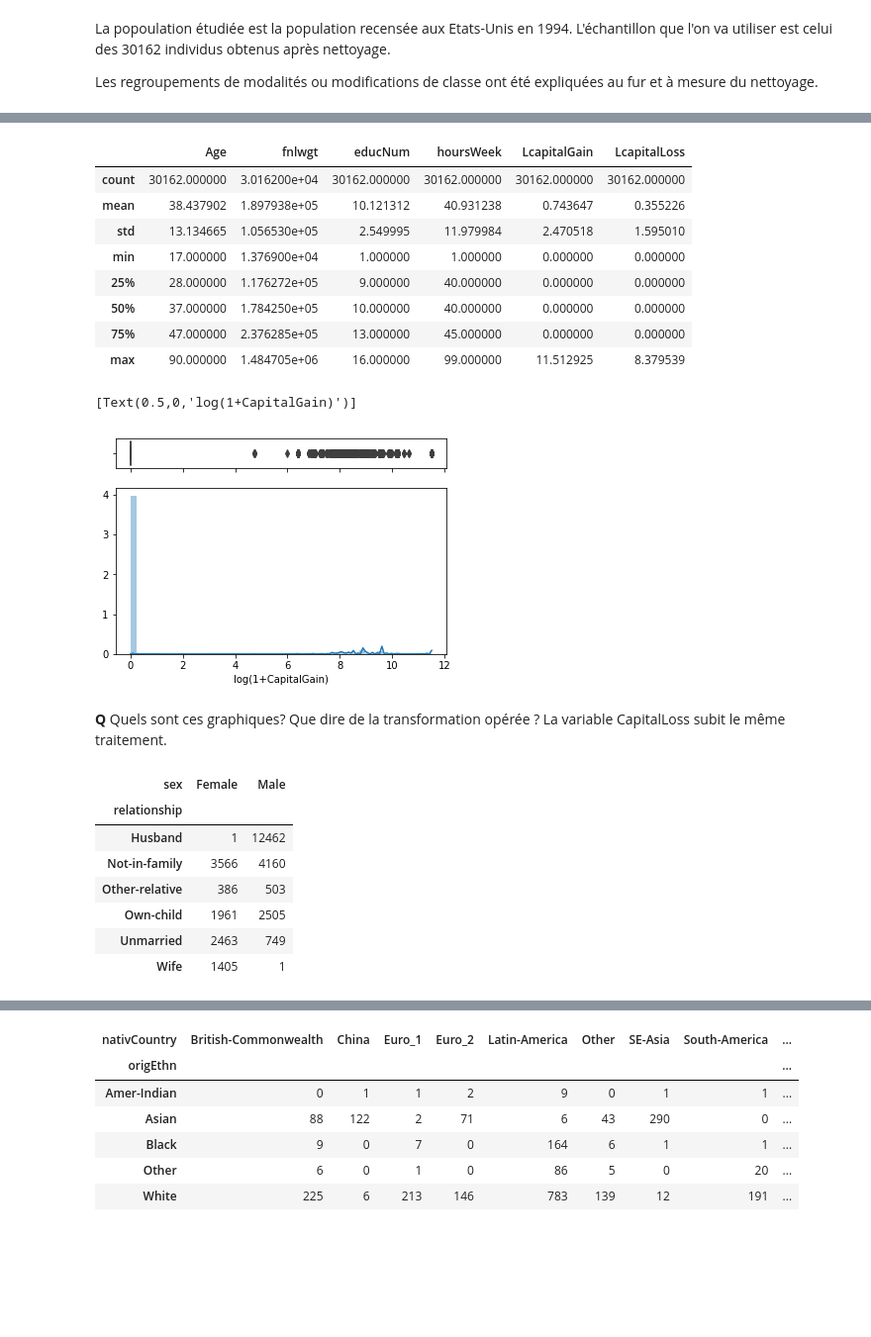
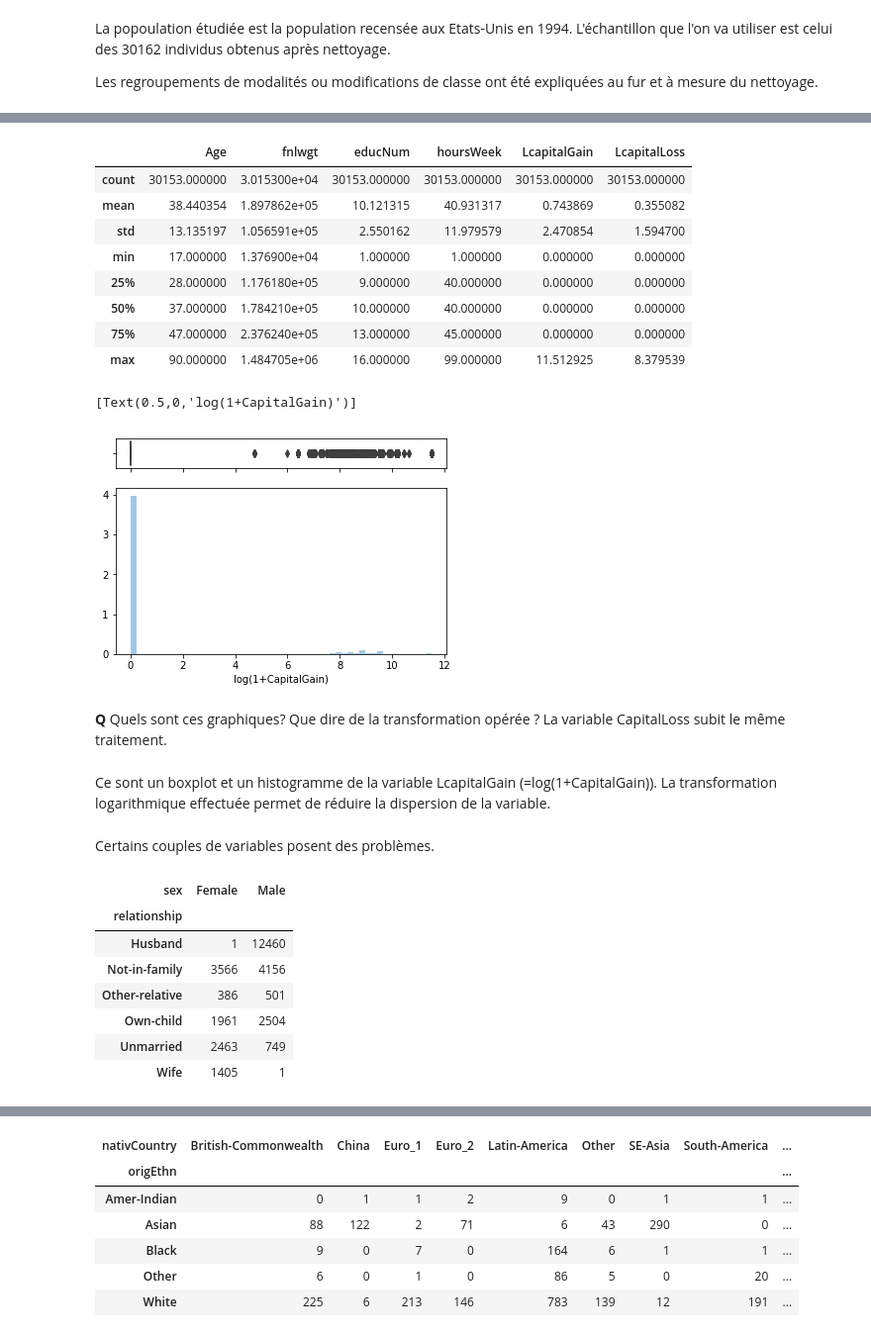
Before and after one commit to LouisDelvaux/Exploration4A, a Jupyter notebook: Adult-Census/Explo-Python-AdultCensus (PROJET).ipynb, the cells around one changed output, grey strips where cells are left out. Shown at 99% size. Cells and saved outputs as stored; diff of their text form; code cells hidden in the pictures; blank space fills up the shorter version.

```diff
--- a/Adult-Census/Explo-Python-AdultCensus (PROJET).ipynb
+++ b/Adult-Census/Explo-Python-AdultCensus (PROJET).ipynb
@@ -139,7 +139,7 @@ dataBase["mariStat"]=dataBase.mariStat.map(str.lower).map(cat_mariStat)
 # %%
 #occup
 cat_occup={" adm-clerical": "Admin",
-           " armed-forces": "Military",
+           #" armed-forces": "Military",
            " craft-repair": "Blue-Collar",
            " exec-managerial": "White-Collar",
            " farming-fishing": "Blue-Collar",
@@ -154,4 +154,4 @@ cat_occup={" adm-clerical": "Admin",
            " transport-moving": "Blue-Collar",
           }
 dataBase["occup"]=dataBase.occup.map(str.lower).map(cat_occup)
-dataBase["occup"]=dataBase["occup"].replace("Miltary",np.nan)
+#dataBase["occup"]=dataBase["occup"].replace("Miltary",np.nan)
@@ -315,36 +317,40 @@ dtype: object
 dataBase.describe()
 # %% [output]
 |  | Age | fnlwgt | educNum | hoursWeek | LcapitalGain | LcapitalLoss |
-| count | 30162.000000 | 3.016200e+04 | 30162.000000 | 30162.000000 | 30162.000000 | 30162.000000 |
-| mean | 38.437902 | 1.897938e+05 | 10.121312 | 40.931238 | 0.743647 | 0.355226 |
-| std | 13.134665 | 1.056530e+05 | 2.549995 | 11.979984 | 2.470518 | 1.595010 |
+| count | 30153.000000 | 3.015300e+04 | 30153.000000 | 30153.000000 | 30153.000000 | 30153.000000 |
+| mean | 38.440354 | 1.897862e+05 | 10.121315 | 40.931317 | 0.743869 | 0.355082 |
+| std | 13.135197 | 1.056591e+05 | 2.550162 | 11.979579 | 2.470854 | 1.594700 |
 | min | 17.000000 | 1.376900e+04 | 1.000000 | 1.000000 | 0.000000 | 0.000000 |
-| 25% | 28.000000 | 1.176272e+05 | 9.000000 | 40.000000 | 0.000000 | 0.000000 |
-| 50% | 37.000000 | 1.784250e+05 | 10.000000 | 40.000000 | 0.000000 | 0.000000 |
-| 75% | 47.000000 | 2.376285e+05 | 13.000000 | 45.000000 | 0.000000 | 0.000000 |
+| 25% | 28.000000 | 1.176180e+05 | 9.000000 | 40.000000 | 0.000000 | 0.000000 |
+| 50% | 37.000000 | 1.784210e+05 | 10.000000 | 40.000000 | 0.000000 | 0.000000 |
+| 75% | 47.000000 | 2.376240e+05 | 13.000000 | 45.000000 | 0.000000 | 0.000000 |
 | max | 90.000000 | 1.484705e+06 | 16.000000 | 99.000000 | 11.512925 | 8.379539 |
 # %%
 f, (ax_box, ax_hist) = plt.subplots(2, sharex=True, gridspec_kw={"height_ratios": (.15, .85)})
 
 sns.boxplot(dataBase["LcapitalGain"], ax=ax_box)
-sns.distplot(dataBase["LcapitalGain"], norm_hist=True, ax=ax_hist)
+sns.distplot(dataBase["LcapitalGain"], norm_hist=True, ax=ax_hist,kde=False)
 
 ax_box.set(xlabel='')
 ax_hist.set(xlabel='log(1+CapitalGain)')
 # %% [output]
 [Text(0.5,0,'log(1+CapitalGain)')]
-[figure, old version]
+[figure, new version]
 # %% [markdown]
 **Q** Quels sont ces graphiques? Que dire de la transformation  opérée ? La variable CapitalLoss subit le même traitement.
+# %% [markdown]
+Ce sont un boxplot et un histogramme de la variable LcapitalGain (=log(1+CapitalGain)). La transformation logarithmique effectuée permet de réduire la dispersion de la variable.
+# %% [markdown]
+Certains couples de variables posent des problèmes.
 # %%
 pd.crosstab(dataBase["relationship"],dataBase["sex"])
 # %% [output]
 | sex | Female | Male |
 | relationship |  |  |
-| Husband | 1 | 12462 |
-| Not-in-family | 3566 | 4160 |
-| Other-relative | 386 | 503 |
-| Own-child | 1961 | 2505 |
+| Husband | 1 | 12460 |
+| Not-in-family | 3566 | 4156 |
+| Other-relative | 386 | 501 |
+| Own-child | 1961 | 2504 |
 | Unmarried | 2463 | 749 |
 | Wife | 1405 | 1 |
 # %%
```
Also changed, not shown: parts of 10 cells of this notebook.
